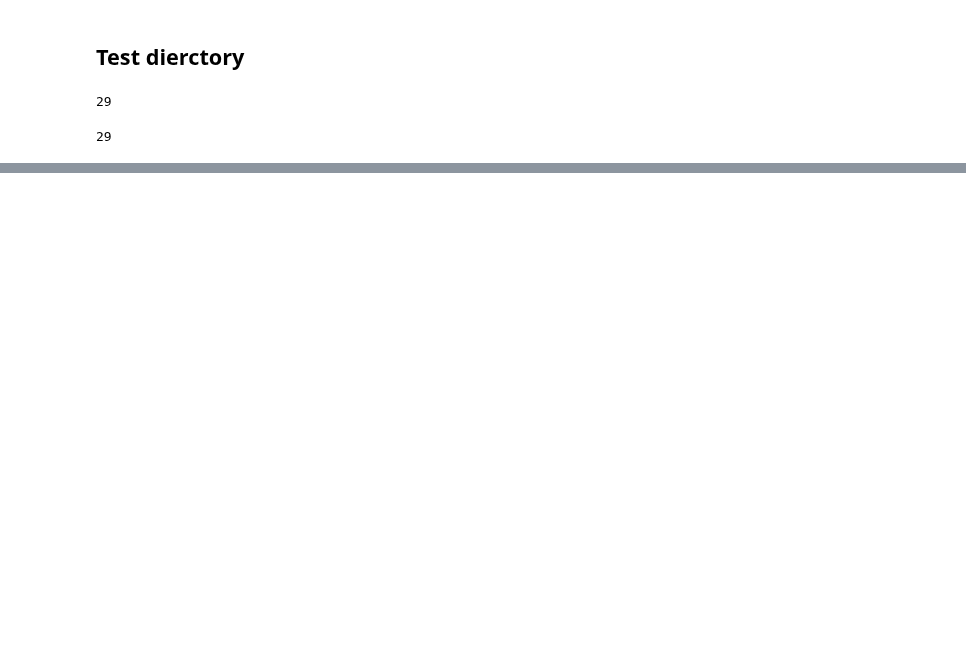
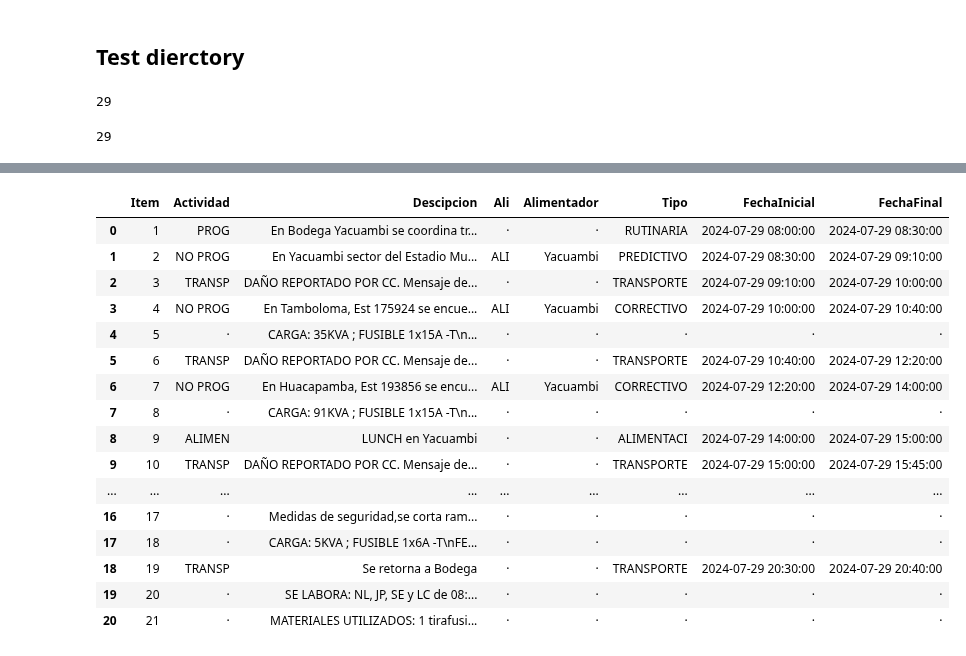
Before and after one commit to ernestopalacios/ordenes_de_trabajo, a Jupyter notebook: Test_GestionOT.ipynb, the cells around one changed output, grey strips where cells are left out. Cells and saved outputs as stored; diff of their text form; code cells hidden in the pictures; blank space fills up the shorter version.

```diff
--- a/Test_GestionOT.ipynb
+++ b/Test_GestionOT.ipynb
@@ -97,0 +212,20 @@ obj_data[3]
+# %%
+pd.DataFrame(dbg['actividades'])
+# %% [output]
+|  | Item | Actividad | Descipcion | Ali | Alimentador | Tipo | FechaInicial | FechaFinal |
+| 0 | 1 | PROG | En Bodega Yacuambi se coordina tr... | · | · | RUTINARIA | 2024-07-29 08:00:00 | 2024-07-29 08:30:00 |
+| 1 | 2 | NO PROG | En Yacuambi sector del Estadio Mu... | ALI | Yacuambi | PREDICTIVO | 2024-07-29 08:30:00 | 2024-07-29 09:10:00 |
+| 2 | 3 | TRANSP | DAÑO REPORTADO POR CC. Mensaje de... | · | · | TRANSPORTE | 2024-07-29 09:10:00 | 2024-07-29 10:00:00 |
+| 3 | 4 | NO PROG | En Tamboloma, Est 175924 se encue... | ALI | Yacuambi | CORRECTIVO | 2024-07-29 10:00:00 | 2024-07-29 10:40:00 |
+| 4 | 5 | · | CARGA: 35KVA ; FUSIBLE 1x15A -T\n... | · | · | · | · | · |
+| 5 | 6 | TRANSP | DAÑO REPORTADO POR CC. Mensaje de... | · | · | TRANSPORTE | 2024-07-29 10:40:00 | 2024-07-29 12:20:00 |
+| 6 | 7 | NO PROG | En Huacapamba, Est 193856 se encu... | ALI | Yacuambi | CORRECTIVO | 2024-07-29 12:20:00 | 2024-07-29 14:00:00 |
+| 7 | 8 | · | CARGA: 91KVA ; FUSIBLE 1x15A -T\n... | · | · | · | · | · |
+| 8 | 9 | ALIMEN | LUNCH en Yacuambi | · | · | ALIMENTACI | 2024-07-29 14:00:00 | 2024-07-29 15:00:00 |
+| 9 | 10 | TRANSP | DAÑO REPORTADO POR CC. Mensaje de... | · | · | TRANSPORTE | 2024-07-29 15:00:00 | 2024-07-29 15:45:00 |
+| ... | ... | ... | ... | ... | ... | ... | ... | ... |
+| 16 | 17 | · | Medidas de seguridad,se corta ram... | · | · | · | · | · |
+| 17 | 18 | · | CARGA: 5KVA ; FUSIBLE 1x6A -T\nFE... | · | · | · | · | · |
+| 18 | 19 | TRANSP | Se retorna a Bodega | · | · | TRANSPORTE | 2024-07-29 20:30:00 | 2024-07-29 20:40:00 |
+| 19 | 20 | · | SE LABORA: NL, JP, SE y LC de 08:... | · | · | · | · | · |
+| 20 | 21 | · | MATERIALES UTILIZADOS: 1 tirafusi... | · | · | · | · | · |
```
Also changed, not shown: parts of 17 cells of this notebook, 3 other files.
